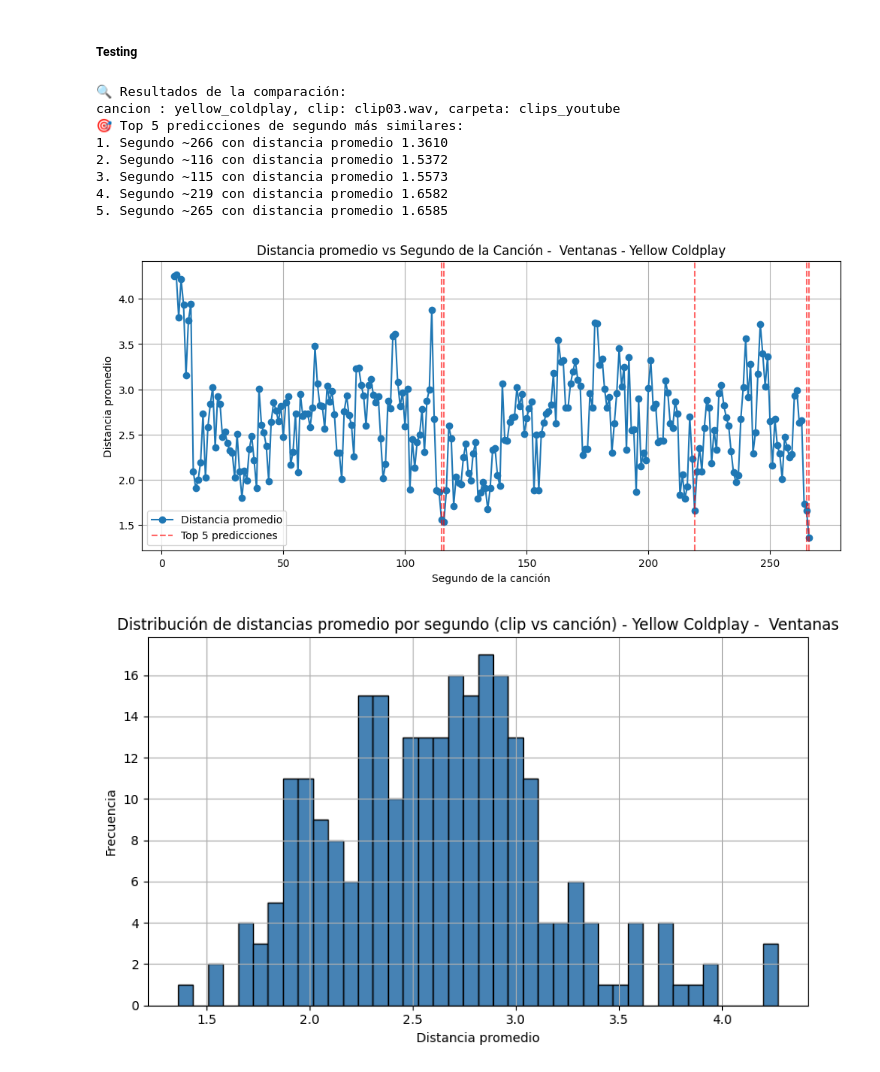
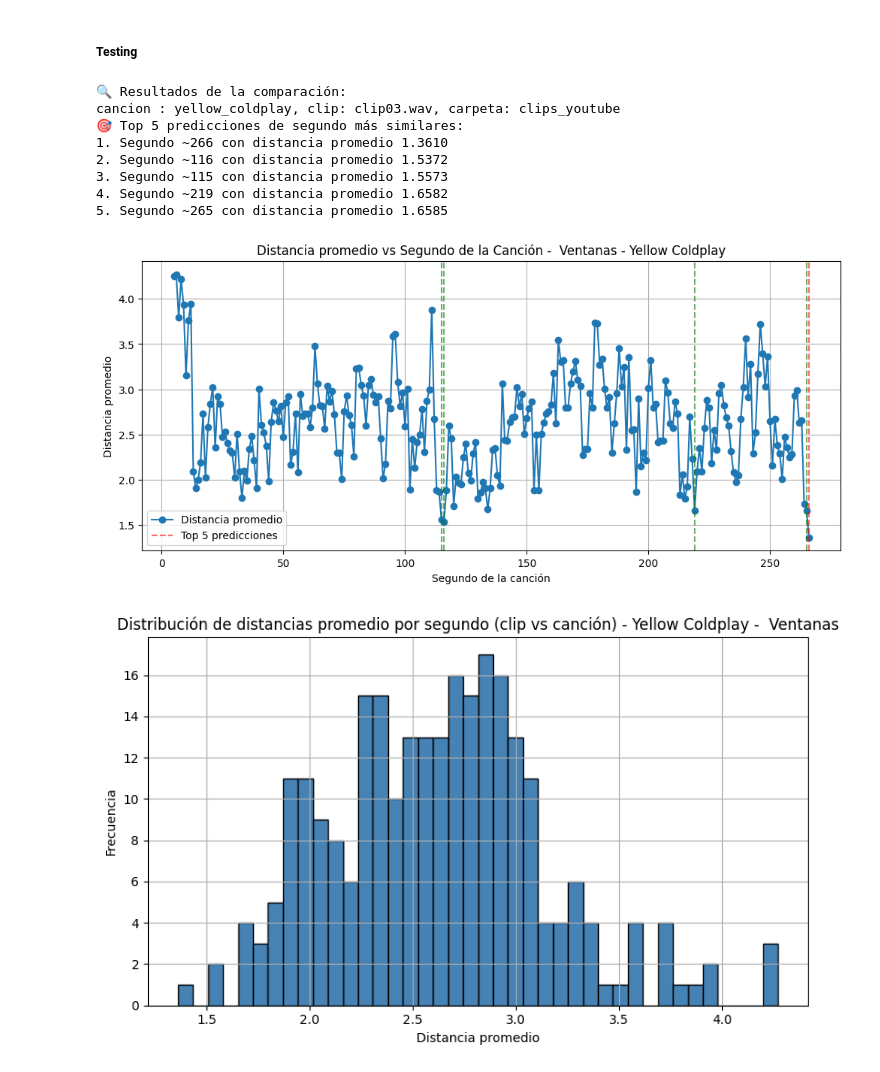
Before and after one commit to Monse125/Syntrack, a Jupyter notebook: 03 _modelo_triplet_loss_ventanas.ipynb, the cells around one changed output. Saved outputs shown, nothing was run; the diff lists cells and outputs as text; code cells hidden in the pictures.

```diff
--- a/03 _modelo_triplet_loss_ventanas.ipynb
+++ b/03 _modelo_triplet_loss_ventanas.ipynb
@@ -445,35 +445,38 @@ top5_indices = np.argsort(distancias)[:5]
 top5_segundos = [segundos[i] for i in top5_indices]
 top5_distancias = [distancias[i] for i in top5_indices]
 
 print("🔍 Resultados de la comparación:")
 print(f"cancion : {nombre_cancion}, clip: {nombre_clip}, carpeta: {carpeta}")
 print("🎯 Top 5 predicciones de segundo más similares:")
 for i, (seg, dist) in enumerate(zip(top5_segundos, top5_distancias), 1):
     print(f"{i}. Segundo ~{seg} con distancia promedio {dist:.4f}")
 
 
 # --- Plot actualizado con top 5 ---
 plt.figure(figsize=(12, 5))
 plt.plot(segundos, distancias, marker='o', label="Distancia promedio")
 plt.title("Distancia promedio vs Segundo de la Canción -  Ventanas - Yellow Coldplay")
 plt.xlabel("Segundo de la canción")
 plt.ylabel("Distancia promedio")
 plt.grid(True)
 
+iaa = 1
+coloraaa = 'red'
 for seg in top5_segundos:
-    plt.axvline(seg, color='red', linestyle='--', alpha=0.6)
+    plt.axvline(seg, color=coloraaa, linestyle='--', alpha=0.6)
+    if iaa == 1: coloraaa = 'green'; iaa = 0
 plt.legend(["Distancia promedio", "Top 5 predicciones"])
 plt.show()
 # %% [output]
 🔍 Resultados de la comparación:
 cancion : yellow_coldplay, clip: clip03.wav, carpeta: clips_youtube
 🎯 Top 5 predicciones de segundo más similares:
 1. Segundo ~266 con distancia promedio 1.3610
 2. Segundo ~116 con distancia promedio 1.5372
 3. Segundo ~115 con distancia promedio 1.5573
 4. Segundo ~219 con distancia promedio 1.6582
 5. Segundo ~265 con distancia promedio 1.6585
-[figure, old version]
+[figure, new version]
 # %%
 # --- Histograma de distancias ---
 plt.figure(figsize=(8, 5))
```
Also changed, not shown: 3 other files.
